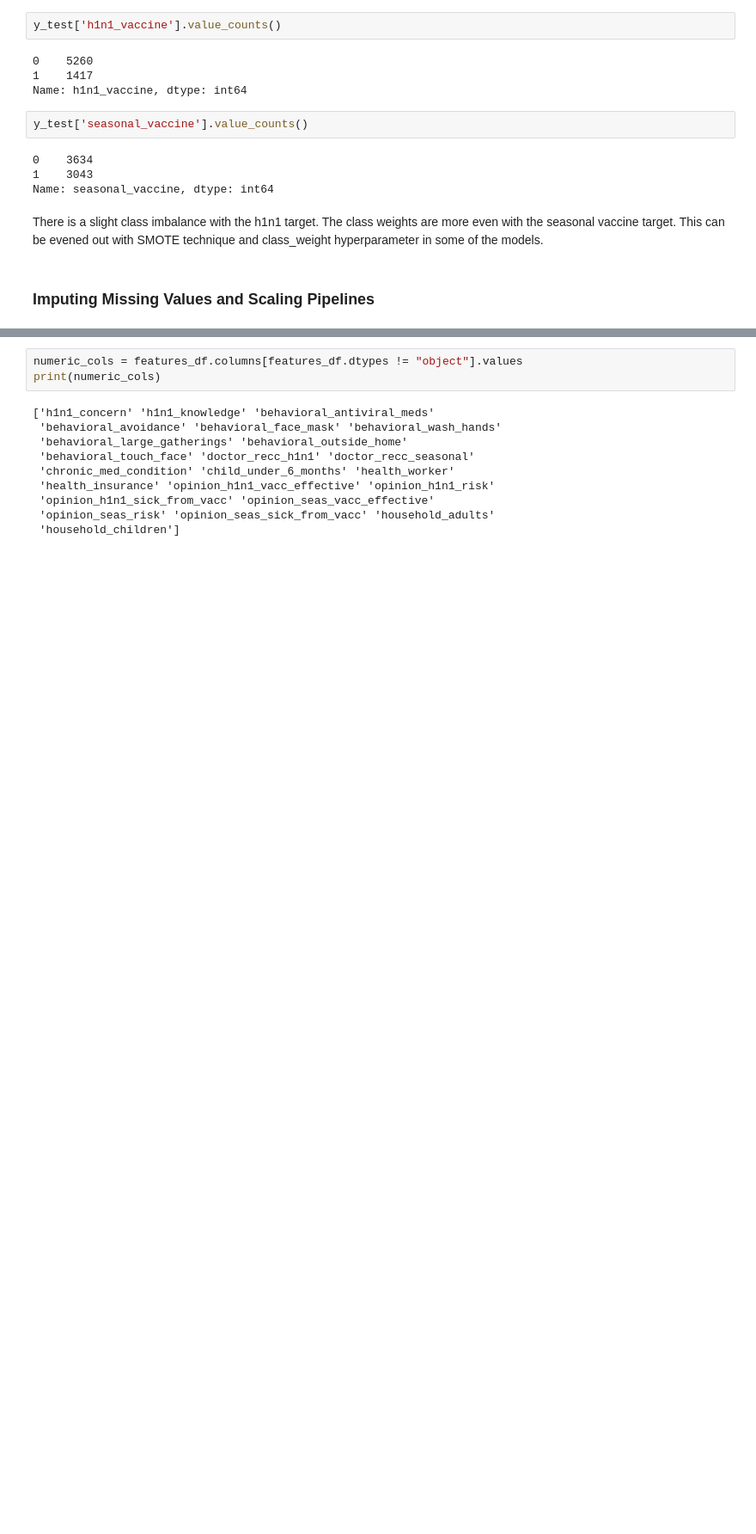
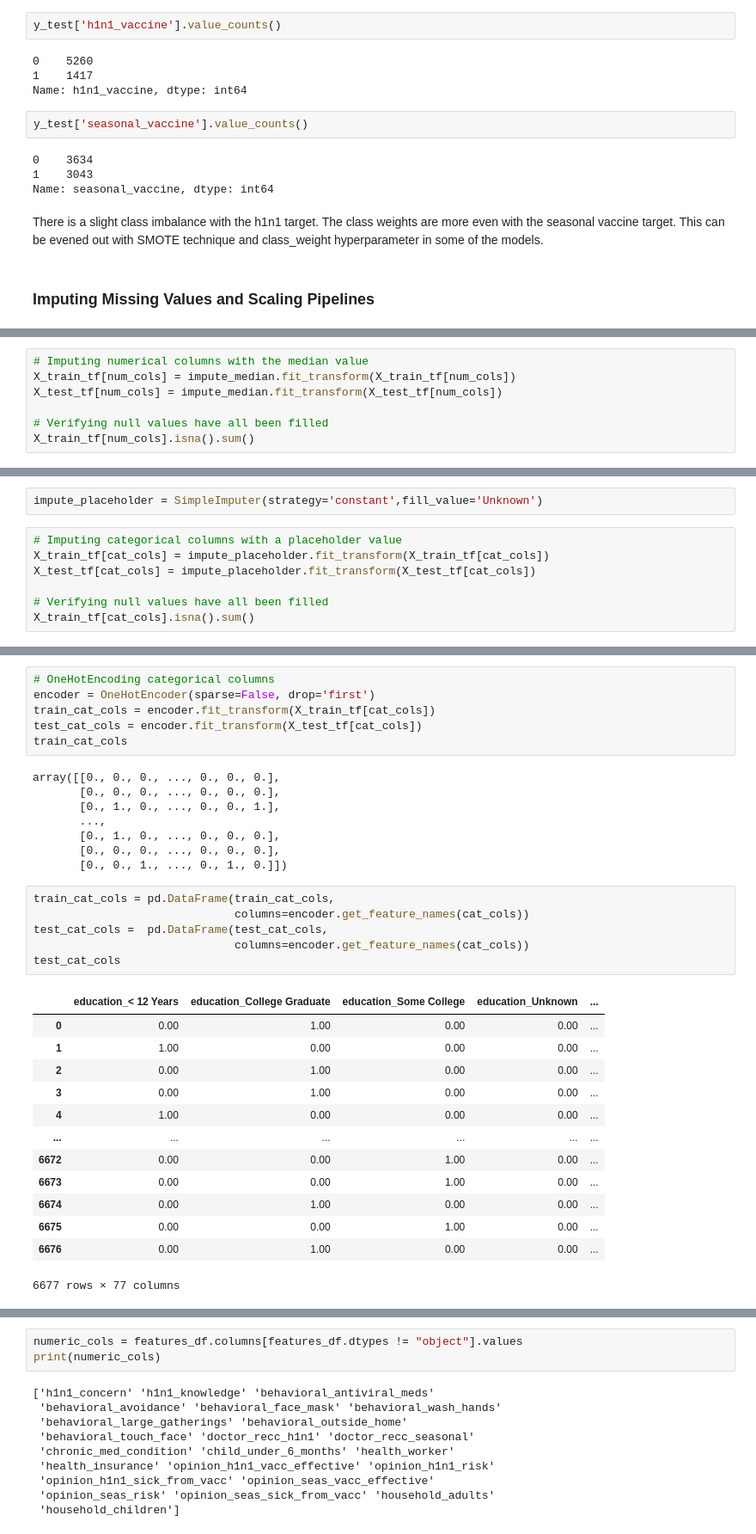
Before and after one commit to rcauvy/Flu_Shot_Learning, a Jupyter notebook: index.ipynb, the cells around one changed output, grey strips where cells are left out. Shown at 86% size. Cells and saved outputs as stored; diff of their text form; blank space fills up the shorter version.

```diff
--- a/index.ipynb
+++ b/index.ipynb
@@ -453,0 +526,7 @@ There is a slight class imbalance with the h1n1 target. The class weights are mo
+# %%
+# Imputing numerical columns with the median value
+X_train_tf[num_cols] = impute_median.fit_transform(X_train_tf[num_cols])
+X_test_tf[num_cols] = impute_median.fit_transform(X_test_tf[num_cols])
+
+# Verifying null values have all been filled
+X_train_tf[num_cols].isna().sum()
@@ -453,0 +551,9 @@ There is a slight class imbalance with the h1n1 target. The class weights are mo
+# %%
+impute_placeholder = SimpleImputer(strategy='constant',fill_value='Unknown')
+# %%
+# Imputing categorical columns with a placeholder value
+X_train_tf[cat_cols] = impute_placeholder.fit_transform(X_train_tf[cat_cols])
+X_test_tf[cat_cols] = impute_placeholder.fit_transform(X_test_tf[cat_cols])
+
+# Verifying null values have all been filled
+X_train_tf[cat_cols].isna().sum()
@@ -453,0 +574,34 @@ There is a slight class imbalance with the h1n1 target. The class weights are mo
+# %%
+# OneHotEncoding categorical columns
+encoder = OneHotEncoder(sparse=False, drop='first')
+train_cat_cols = encoder.fit_transform(X_train_tf[cat_cols])
+test_cat_cols = encoder.fit_transform(X_test_tf[cat_cols])
+train_cat_cols
+# %% [output]
+array([[0., 0., 0., ..., 0., 0., 0.],
+       [0., 0., 0., ..., 0., 0., 0.],
+       [0., 1., 0., ..., 0., 0., 1.],
+       ...,
+       [0., 1., 0., ..., 0., 0., 0.],
+       [0., 0., 0., ..., 0., 0., 0.],
+       [0., 0., 1., ..., 0., 1., 0.]])
+# %%
+train_cat_cols = pd.DataFrame(train_cat_cols,
+                              columns=encoder.get_feature_names(cat_cols))
+test_cat_cols =  pd.DataFrame(test_cat_cols,
+                              columns=encoder.get_feature_names(cat_cols))
+test_cat_cols
+# %% [output]
+|  | education_< 12 Years | education_College Graduate | education_Some College | education_Unknown | ... |
+| 0 | 0.00 | 1.00 | 0.00 | 0.00 | ... |
+| 1 | 1.00 | 0.00 | 0.00 | 0.00 | ... |
+| 2 | 0.00 | 1.00 | 0.00 | 0.00 | ... |
+| 3 | 0.00 | 1.00 | 0.00 | 0.00 | ... |
+| 4 | 1.00 | 0.00 | 0.00 | 0.00 | ... |
+| ... | ... | ... | ... | ... | ... |
+| 6672 | 0.00 | 0.00 | 1.00 | 0.00 | ... |
+| 6673 | 0.00 | 0.00 | 1.00 | 0.00 | ... |
+| 6674 | 0.00 | 1.00 | 0.00 | 0.00 | ... |
+| 6675 | 0.00 | 0.00 | 1.00 | 0.00 | ... |
+| 6676 | 0.00 | 1.00 | 0.00 | 0.00 | ... |
+6677 rows × 77 columns
```
Also changed, not shown: parts of 76 cells of this notebook.
